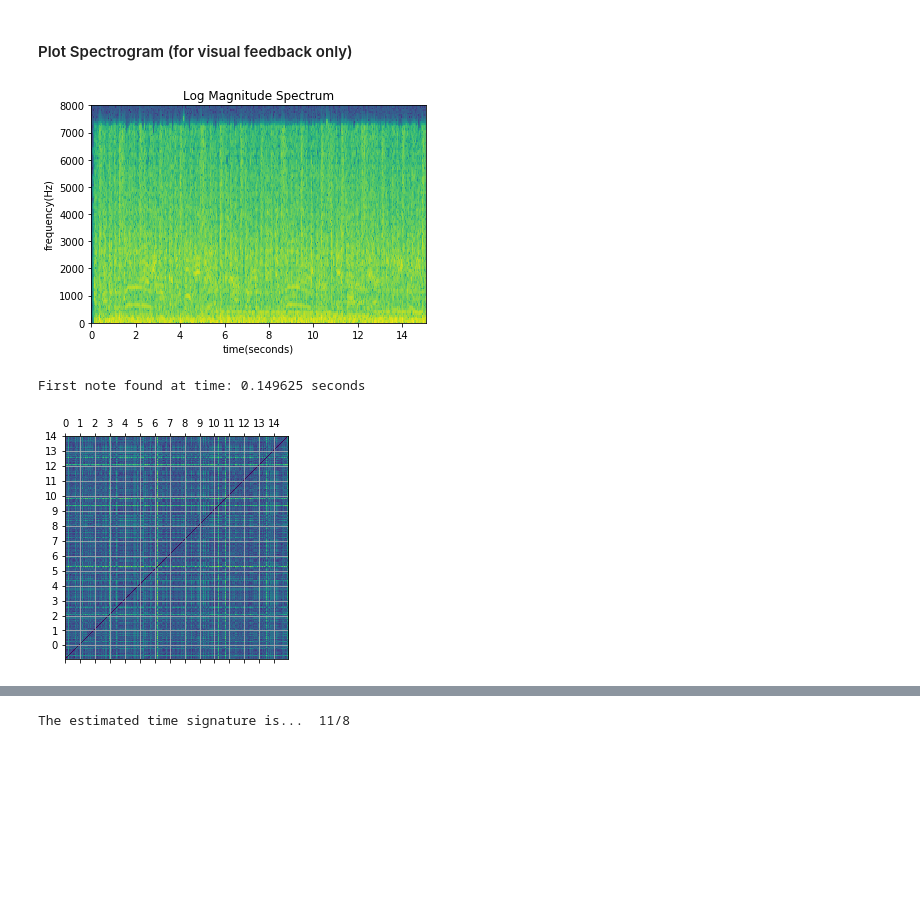
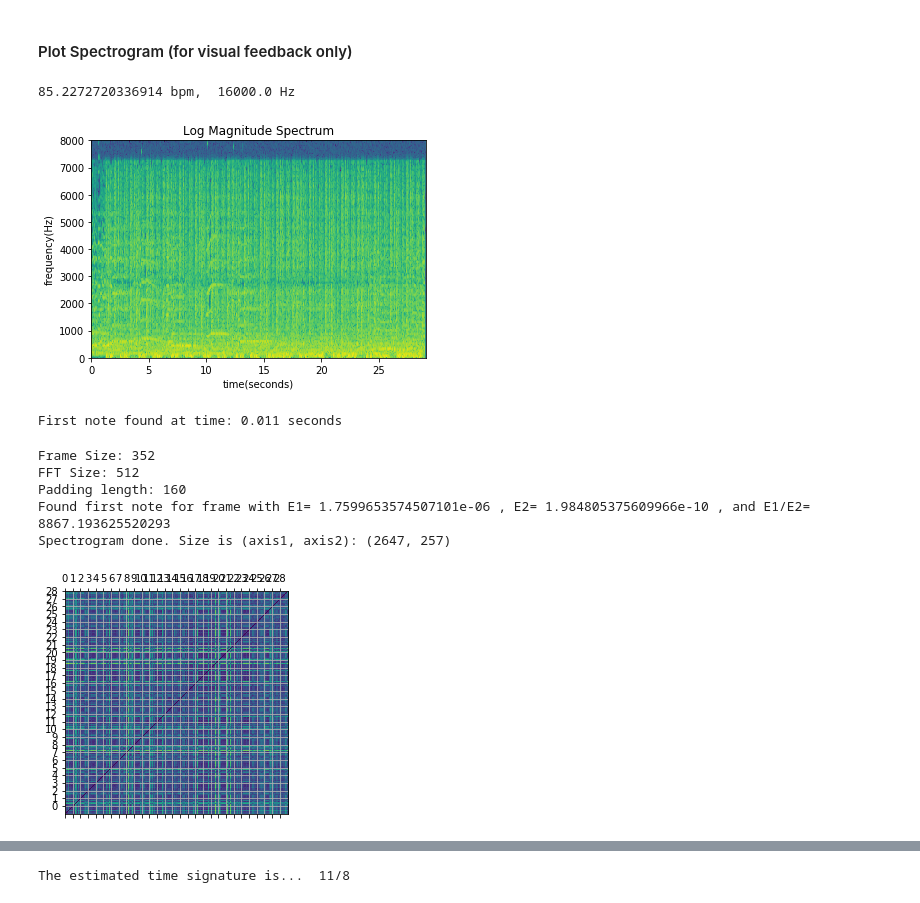
Before and after one commit to ljoglar/time_signature_estimations, a Jupyter notebook: Time_Signature_Estimation.ipynb, the cells around one changed output, grey strips where cells are left out. Cells and saved outputs as stored; diff of their text form; code cells hidden in the pictures; blank space fills up the shorter version.

Commit message:
time signature estimation with collection database call

```diff
--- a/Time_Signature_Estimation.ipynb
+++ b/Time_Signature_Estimation.ipynb
@@ -5,11 +5,14 @@ import math
 from matplotlib import pyplot as plt
 from scipy.spatial.distance import pdist, squareform
 from collections import OrderedDict
+import csv
+import pandas as pd
+import xml.etree.ElementTree as ET
 
 audioInput = 0
 bpm = 0
 fs = 0
-path = '../audio/pain_factor-8_seconds-02-pull-88-117.mp3'
+path_to_data_set = '../mp3/'
 # %% [markdown]
 #### Get audio vector and inital tempo estimation
 # %%
@@ -77,6 +80,9 @@ def compute_spectrogram(path):
 # %% [markdown]
 #### Plot Spectrogram (for visual feedback only)
 # %%
+audioInput, bpm, fs = get_audio_and_tempo(full_path)
+
+
 timeAxSec=np.arange(db_spectrogram.shape[0])*hop_size/float(fs)
 freqAx_normalized=np.arange(db_spectrogram.shape[1])/float(fft_size)    #Normalized frequency axis
 freqAxHz=float(fs)*freqAx_normalized
@@ -89,21 +95,30 @@ plt.ylabel('frequency(Hz)')
 plt.xlabel('time(seconds)')
 plt.show()
 # %% [output]
+85.2272720336914 bpm,  16000.0 Hz
-[figure, old version]
+[figure, new version]
 # %%
 ## time(sec) of found first note
 print('First note found at time:', first_note_flag*hop_size/fs, 'seconds')
 # %% [output]
-First note found at time: 0.149625 seconds
+First note found at time: 0.011 seconds
 # %%
+spectrogram, db_spectrogram, fft_size, hop_size, first_note_flag = compute_spectrogram(path)
+ref_ASM = squareform(pdist(spectrogram[first_note_flag:]))
+
 labels = list(range(int(len(audioInput)/fs)))
 plt.matshow(ref_ASM[::-1])
 stride = list(np.multiply(fs/hop_size, labels))
 plt.xticks(stride, labels)
 plt.yticks(stride, labels[::-1])
 plt.grid(True)
 # %% [output]
+Frame Size: 352
+FFT Size: 512
+Padding length: 160
+Found first note for frame with E1= 1.7599653574507101e-06 , E2= 1.984805375609966e-10 , and E1/E2= 8867.193625520293
+Spectrogram done. Size is (axis1, axis2): (2647, 257)
-[figure, old version]
+[figure, new version]
 # %%
 bar_candidates = np.multiply(64, list(range(2, 13)))
 # %%
```
Also changed, not shown: parts of 3 cells of this notebook, 1 other file.
